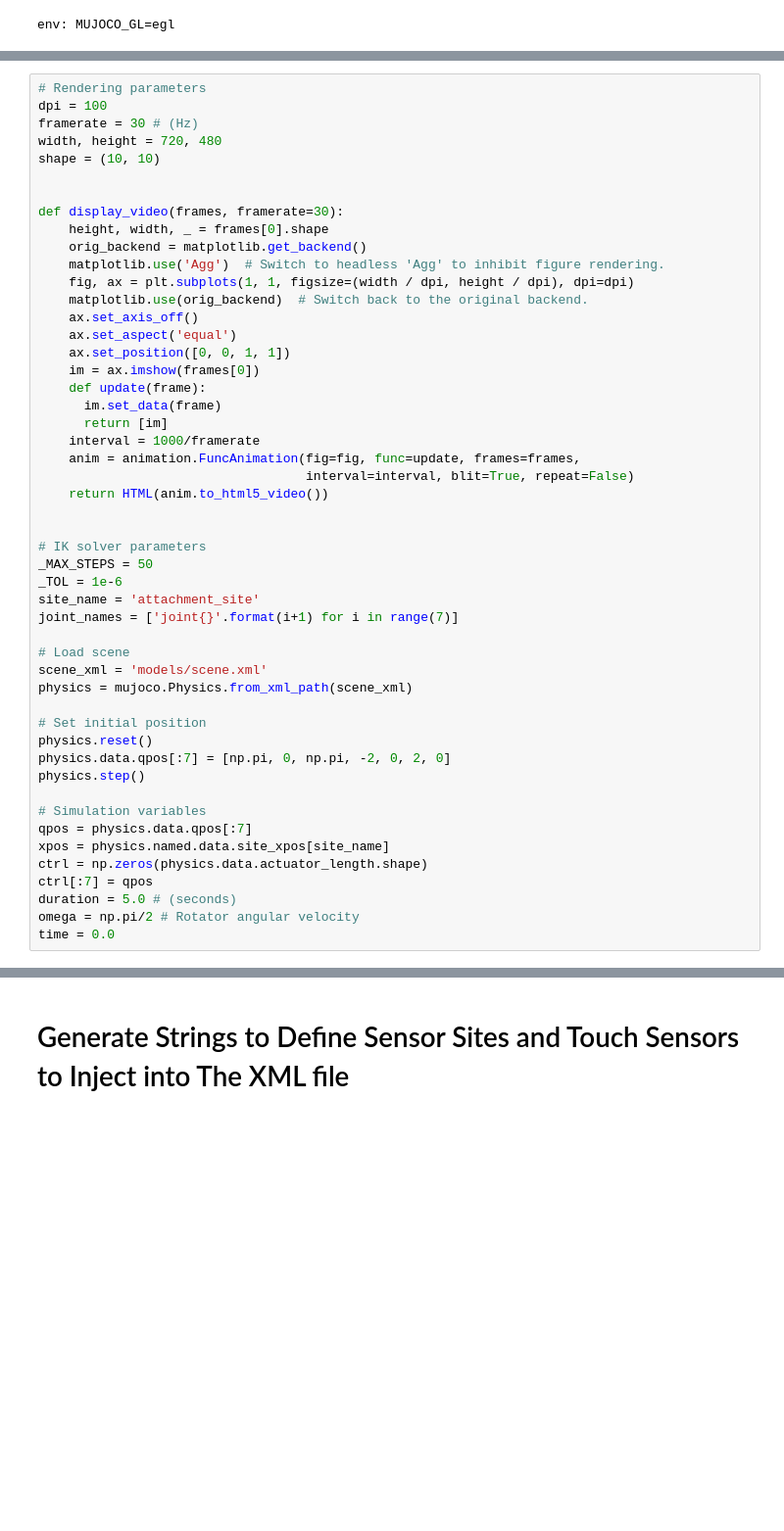
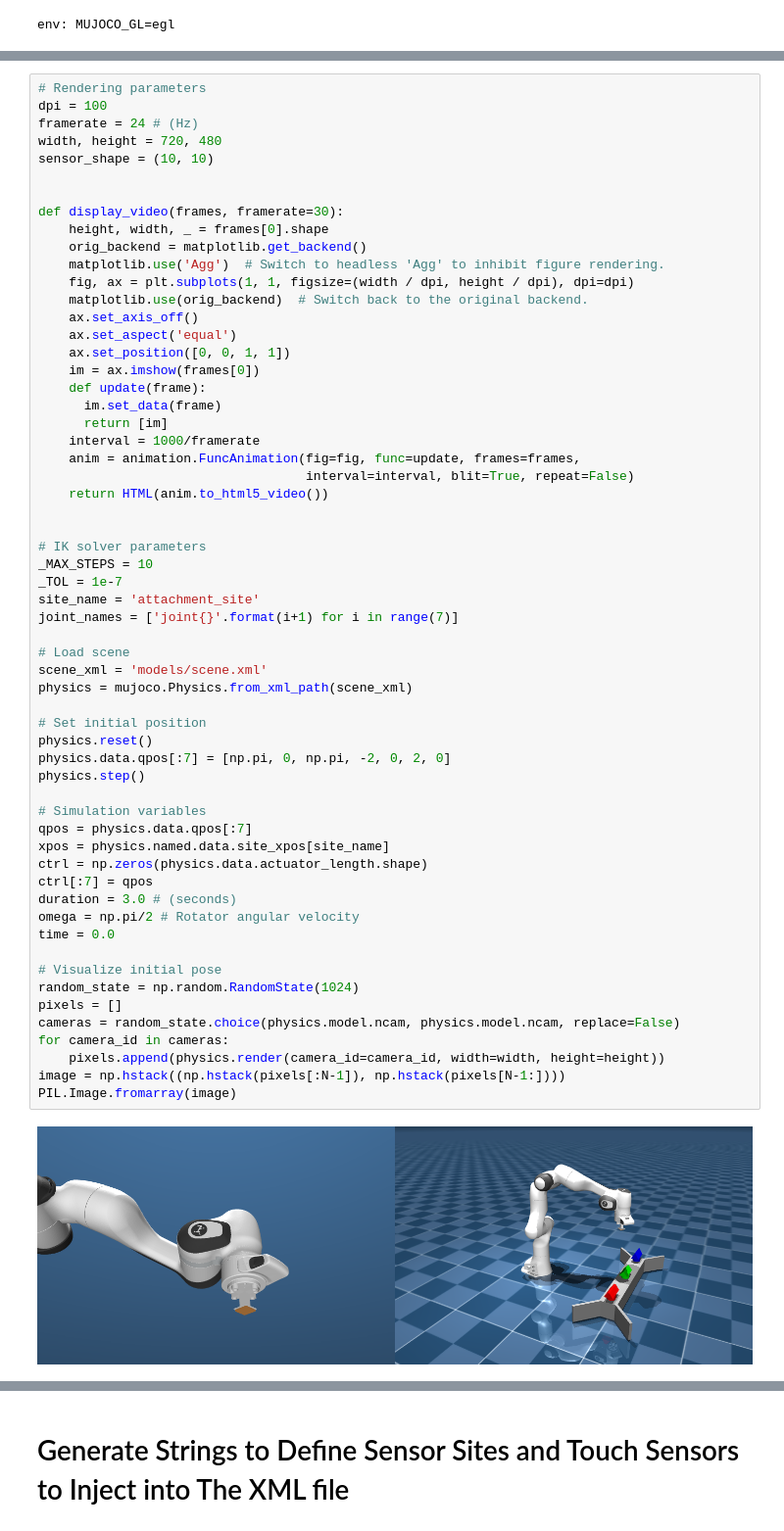
Before and after one commit to wngfra/tac3d, a Jupyter notebook: notebooks/panda_exploration.ipynb, the cells around one changed output, grey strips where cells are left out. Shown at 98% size. Cells and saved outputs as stored; diff of their text form; blank space fills up the shorter version.

Commit message:
fixed sensory array in mujoco

```diff
--- a/notebooks/panda_exploration.ipynb
+++ b/notebooks/panda_exploration.ipynb
@@ -25,9 +27,9 @@ env: MUJOCO_GL=egl
 # %%
 # Rendering parameters
 dpi = 100
-framerate = 30 # (Hz)
+framerate = 24 # (Hz)
 width, height = 720, 480
-shape = (10, 10)
+sensor_shape = (10, 10)
 
 
 def display_video(frames, framerate=30):
@@ -42,33 +44,44 @@ def display_video(frames, framerate=30):
     im = ax.imshow(frames[0])
     def update(frame):
       im.set_data(frame)
       return [im]
     interval = 1000/framerate
     anim = animation.FuncAnimation(fig=fig, func=update, frames=frames,
                                    interval=interval, blit=True, repeat=False)
     return HTML(anim.to_html5_video())
 
 
 # IK solver parameters
-_MAX_STEPS = 50
-_TOL = 1e-6
+_MAX_STEPS = 10
+_TOL = 1e-7
 site_name = 'attachment_site'
 joint_names = ['joint{}'.format(i+1) for i in range(7)]
 
 # Load scene
 scene_xml = 'models/scene.xml'
 physics = mujoco.Physics.from_xml_path(scene_xml)
 
 # Set initial position
 physics.reset()
 physics.data.qpos[:7] = [np.pi, 0, np.pi, -2, 0, 2, 0]
 physics.step()
 
 # Simulation variables
 qpos = physics.data.qpos[:7]
 xpos = physics.named.data.site_xpos[site_name]
 ctrl = np.zeros(physics.data.actuator_length.shape)
 ctrl[:7] = qpos
-duration = 5.0 # (seconds)
+duration = 3.0 # (seconds)
 omega = np.pi/2 # Rotator angular velocity
 time = 0.0
+
+# Visualize initial pose
+random_state = np.random.RandomState(1024)
+pixels = []
+cameras = random_state.choice(physics.model.ncam, physics.model.ncam, replace=False)
+for camera_id in cameras:
+    pixels.append(physics.render(camera_id=camera_id, width=width, height=height))
+image = np.hstack((np.hstack(pixels[:N-1]), np.hstack(pixels[N-1:])))
+PIL.Image.fromarray(image)
+# %% [output]
+[figure, added]
```
Also changed, not shown: parts of 10 cells of this notebook, 3 other files.
